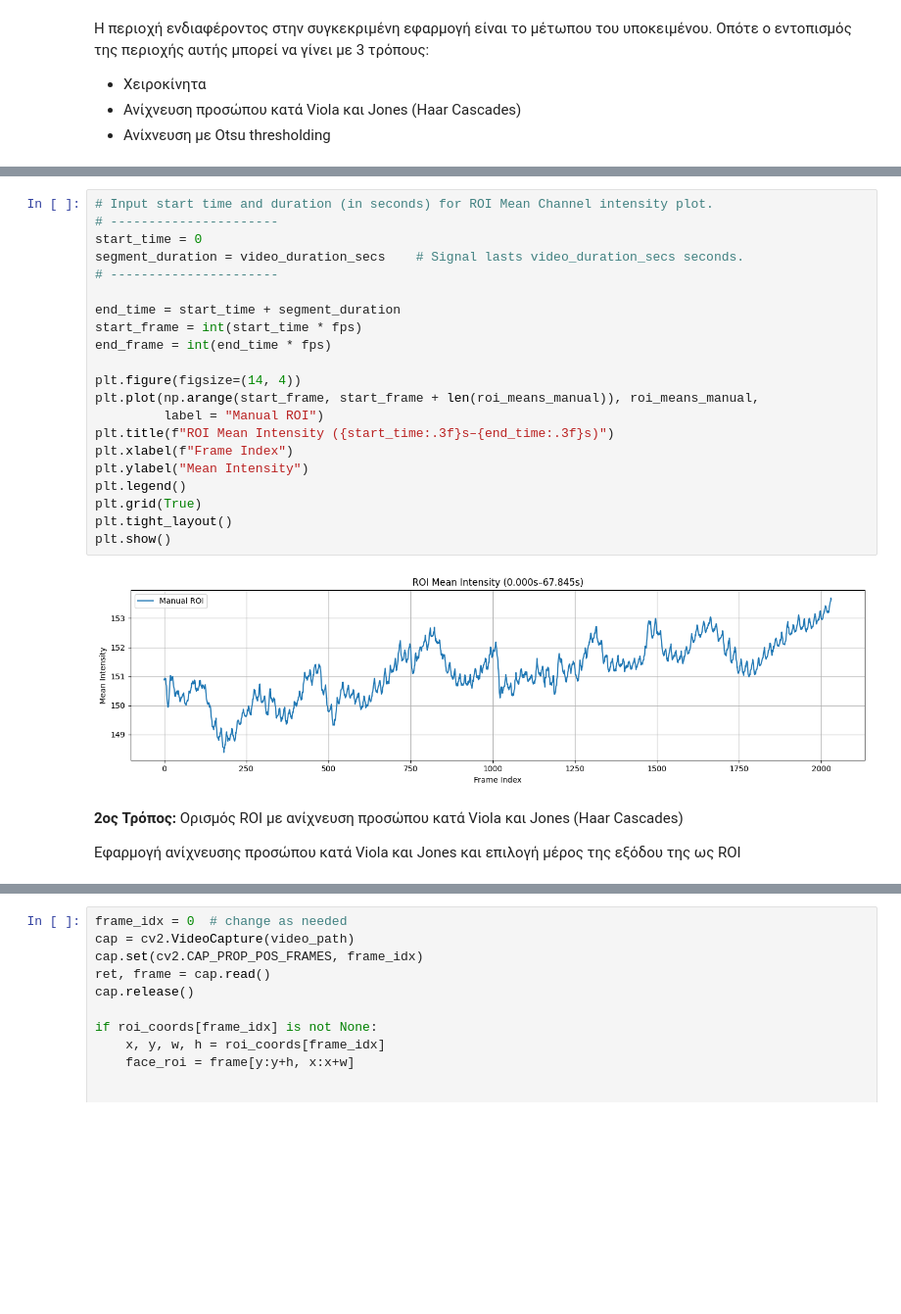
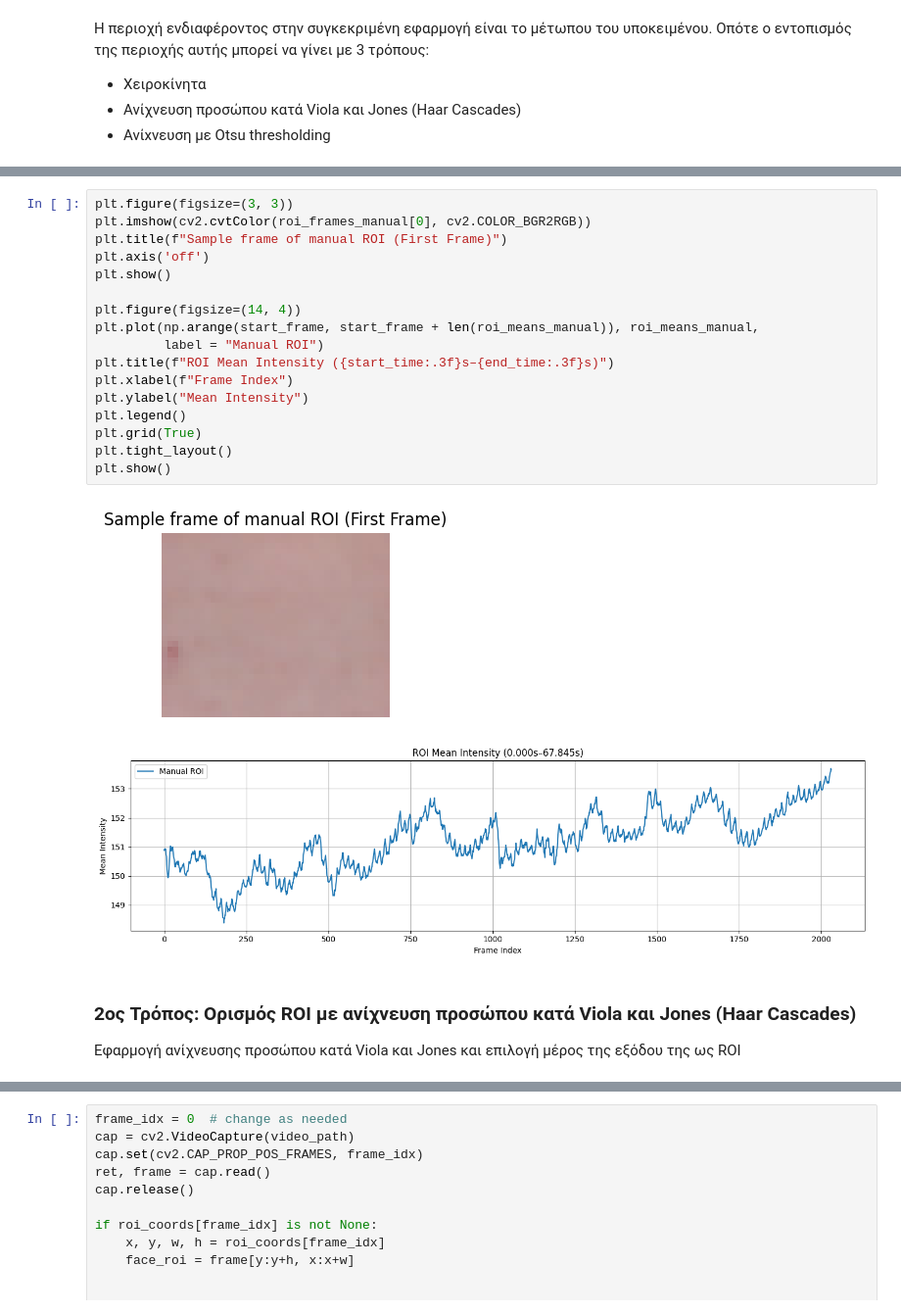
Before and after one commit to iliaxant/HR_Extraction_from_Video, a Jupyter notebook: HR_Extraction_from_Video.ipynb, the cells around one changed output, grey strips where cells are left out. Shown at 98% size. Cells and saved outputs as stored; diff of their text form; blank space fills up the shorter version.

```diff
--- a/HR_Extraction_from_Video.ipynb
+++ b/HR_Extraction_from_Video.ipynb
@@ -326,29 +325,25 @@ Calculating ROI Mean Channel Intensity in all video frames...
 # %%
-# Input start time and duration (in seconds) for ROI Mean Channel intensity plot.
-# ----------------------
-start_time = 0
-segment_duration = video_duration_secs    # Signal lasts video_duration_secs seconds.
-# ----------------------
-
-end_time = start_time + segment_duration
-start_frame = int(start_time * fps)
-end_frame = int(end_time * fps)
+plt.figure(figsize=(3, 3))
+plt.imshow(cv2.cvtColor(roi_frames_manual[0], cv2.COLOR_BGR2RGB))
+plt.title(f"Sample frame of manual ROI (First Frame)")
+plt.axis('off')
+plt.show()
 
 plt.figure(figsize=(14, 4))
 plt.plot(np.arange(start_frame, start_frame + len(roi_means_manual)), roi_means_manual,
          label = "Manual ROI")
 plt.title(f"ROI Mean Intensity ({start_time:.3f}s–{end_time:.3f}s)")
 plt.xlabel(f"Frame Index")
 plt.ylabel("Mean Intensity")
 plt.legend()
 plt.grid(True)
 plt.tight_layout()
 plt.show()
 # %% [output]
-[figure, old version]
+[figure, new version]
+[figure, added]
 # %% [markdown]
-**2ος Τρόπος:** Ορισμός ROI με ανίχνευση προσώπου κατά Viola και
-Jones (Haar Cascades)
+### **2ος Τρόπος:** Ορισμός ROI με ανίχνευση προσώπου κατά Viola και Jones (Haar Cascades)
 
 Εφαρμογή ανίχνευσης προσώπου κατά Viola και
 Jones και επιλογή μέρος της εξόδου της ως ROI
```
Also changed, not shown: parts of 10 cells of this notebook.
